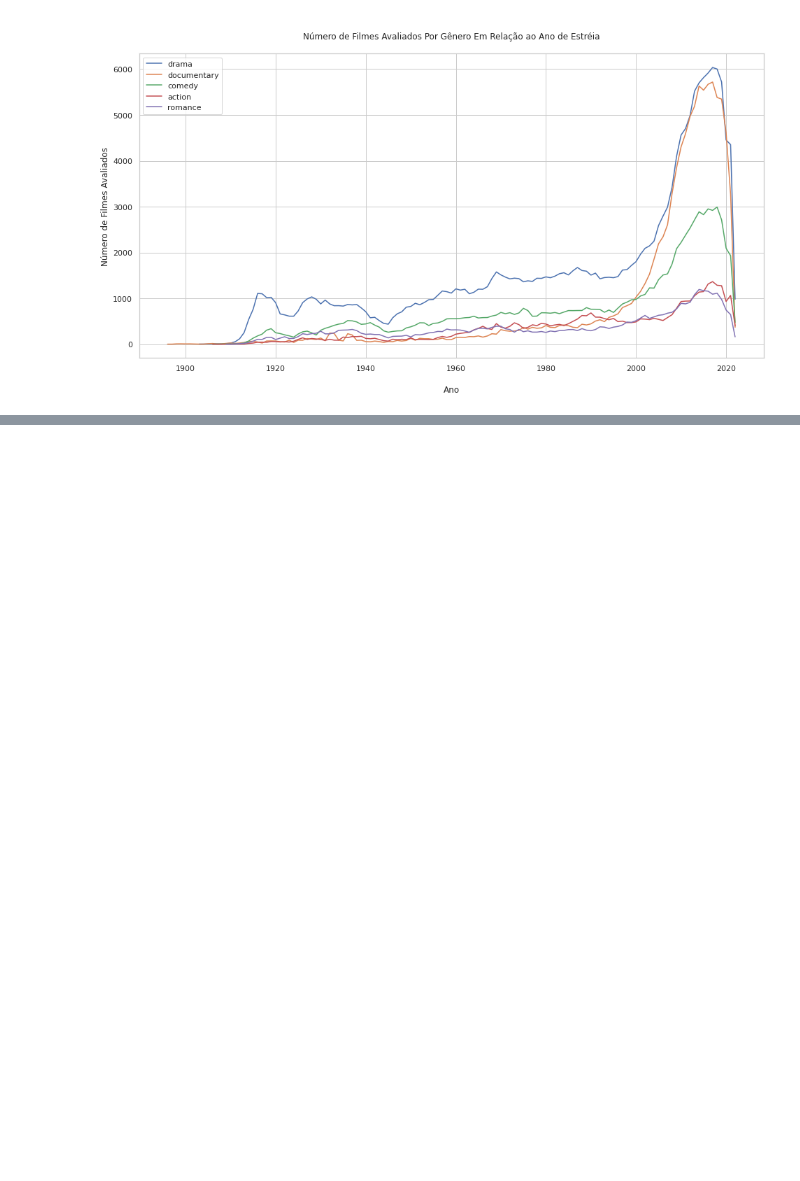
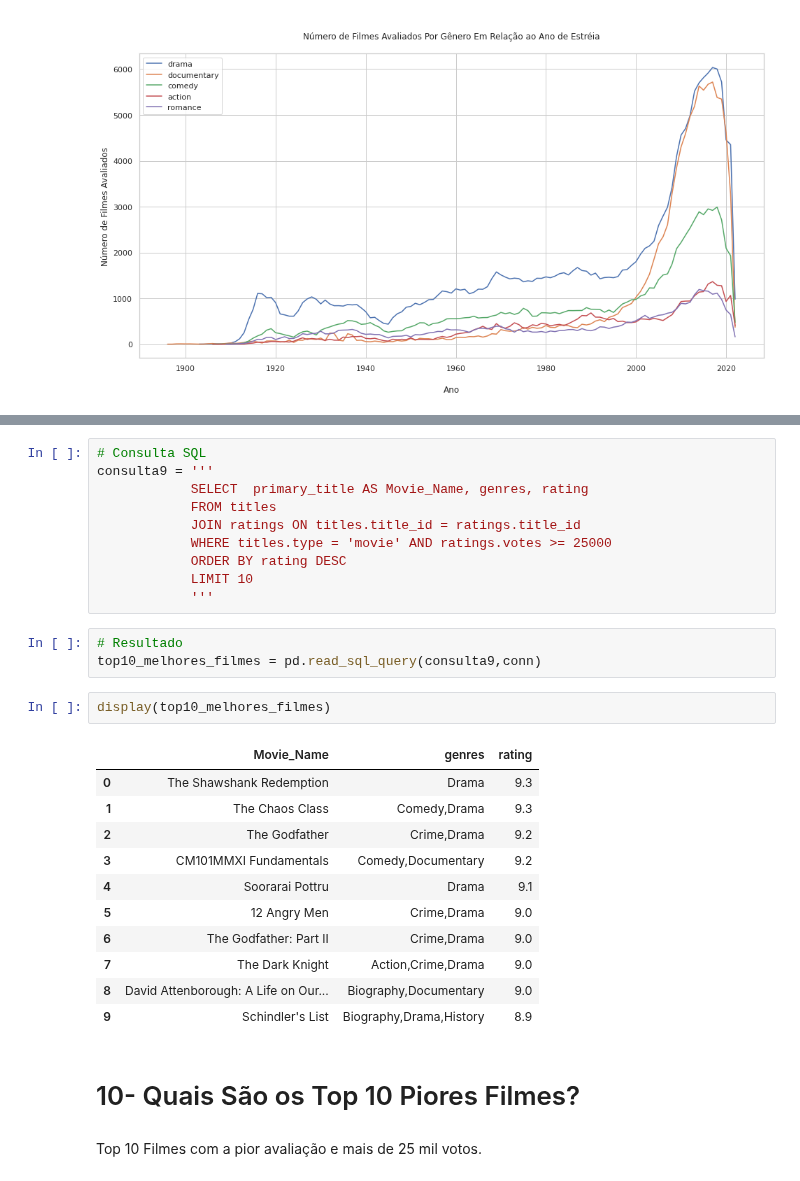
Before and after one commit to leonardodamata/Python_Analise_Dados, a Jupyter notebook: Mini_Projeto_1.ipynb, the cells around one changed output, grey strips where cells are left out. Drawn from its saved outputs; the diff is of its cells as text; blank space fills up the shorter version.

```diff
--- a/Mini_Projeto_1.ipynb
+++ b/Mini_Projeto_1.ipynb
@@ -721,0 +977,31 @@ plt.show()
+# %%
+# Consulta SQL
+consulta9 = '''
+            SELECT  primary_title AS Movie_Name, genres, rating
+            FROM titles
+            JOIN ratings ON titles.title_id = ratings.title_id
+            WHERE titles.type = 'movie' AND ratings.votes >= 25000
+            ORDER BY rating DESC
+            LIMIT 10
+            '''
+# %%
+# Resultado
+top10_melhores_filmes = pd.read_sql_query(consulta9,conn)
+# %%
+display(top10_melhores_filmes)
+# %% [output]
+|  | Movie_Name | genres | rating |
+| 0 | The Shawshank Redemption | Drama | 9.3 |
+| 1 | The Chaos Class | Comedy,Drama | 9.3 |
+| 2 | The Godfather | Crime,Drama | 9.2 |
+| 3 | CM101MMXI Fundamentals | Comedy,Documentary | 9.2 |
+| 4 | Soorarai Pottru | Drama | 9.1 |
+| 5 | 12 Angry Men | Crime,Drama | 9.0 |
+| 6 | The Godfather: Part II | Crime,Drama | 9.0 |
+| 7 | The Dark Knight | Action,Crime,Drama | 9.0 |
+| 8 | David Attenborough: A Life on Our... | Biography,Documentary | 9.0 |
+| 9 | Schindler's List | Biography,Drama,History | 8.9 |
+# %% [markdown]
+# 10- Quais São os Top 10 Piores Filmes?
+# %% [markdown]
+Top 10 Filmes com a pior avaliação e mais de 25 mil votos.
```
Also changed, not shown: parts of 45 cells of this notebook, 6 other files.
